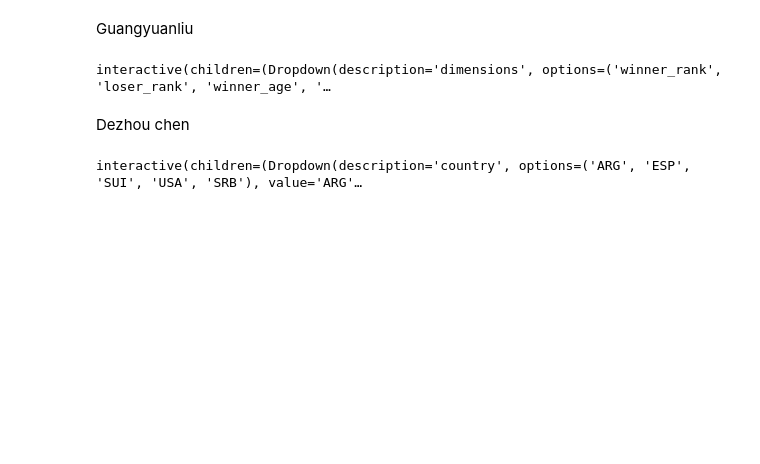
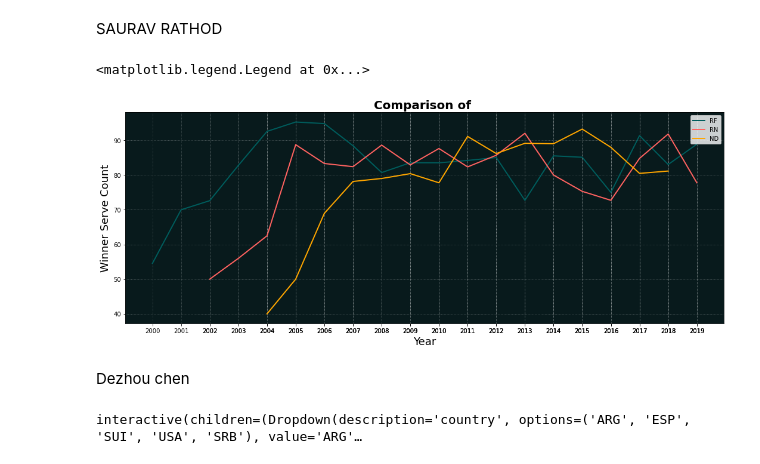
Before and after one commit to ericL1u/IS-445-FInal-GroupProject, a Jupyter notebook: app445.ipynb, the cells around one changed output. Cells and saved outputs as stored; diff of their text form; code cells hidden in the pictures; blank space fills up the shorter version.

```diff
--- a/app445.ipynb
+++ b/app445.ipynb
@@ -13,0 +155,9 @@ tennis_df = pd.read_csv("ATP.csv",
+# %%
+loser_xyz= fav_players_loser[["loser_name","l_1stIn","tourney_year"]]['loser_name'].groupby(fav_players_loser['tourney_year']).value_counts()
+# %%
+df_loser = pd.DataFrame()
+df_loser['Loser_Tourney_Year'] = loser_xyz.index.get_level_values(0)
+df_loser['Loser_Player_Name'] = loser_xyz.index.get_level_values(1)
+df_loser['Loss_Serve_Count'] = loser_xyz.values
+df_loser = df_loser[~df_loser['Loser_Tourney_Year'].isin([1998,1999])]
+df_loser.reset_index(inplace = True, drop = True)
@@ -14,3 +166,34 @@ tennis_df = pd.read_csv("ATP.csv",
+# %%
+new_df = pd.merge(df_winner, df_loser,  how='left', left_on=['Winner_Tourney_Year','Winner_Player_Name'], right_on = ['Loser_Tourney_Year','Loser_Player_Name'])
+# %%
+new_df['Win_Percentage']= (new_df['Win_Serve_Count']/(new_df['Loss_Serve_Count']+new_df['Win_Serve_Count']))*100
+new_df['Loss_Percentage']= 100.00- new_df['Win_Percentage']
+# %% [markdown]
+SAURAV RATHOD
+# %%
+fig, ax = plt.subplots(figsize = (18,6.5))
+ax.plot(new_df['Winner_Tourney_Year'][new_df['Winner_Player_Name'] == 'Roger Federer'], new_df['Win_Percentage'][new_df['Winner_Player_Name'] == 'Roger Federer'], label = 'RF', color= '#005d5d', linewidth= 2)
+ax.plot(new_df['Winner_Tourney_Year'][new_df['Winner_Player_Name'] == 'Rafael Nadal'], new_df['Win_Percentage'][new_df['Winner_Player_Name'] == 'Rafael Nadal'], label = 'RN', color= '#ff6361', linewidth= 2)
+ax.plot(new_df['Winner_Tourney_Year'][new_df['Winner_Player_Name'] == 'Novak Djokovic'], new_df['Win_Percentage'][new_df['Winner_Player_Name'] == 'Novak Djokovic'], label = 'ND', color= '#ffa600', linewidth= 2)
+
+ax.set_xticks(new_df['Winner_Tourney_Year'])
+
+plt.title('Comparison of ', fontsize=20, fontweight='bold')
+
+ax.set_facecolor('#081a1c')
+
+ax.grid(b = False, color ='white',
+        linestyle ='dotted', linewidth = 0.9,
+        alpha = 0.3, zorder = 1)
+
+
+ax.set_ylabel('Winner Serve Count', fontsize= 18)
+ax.set_xlabel('Year', fontsize= 18)
+
+ax.legend()
+# %% [output]
+<matplotlib.legend.Legend at 0x...>
+[figure, added]
 # %%
 # Convert numerical values to float
 numeric_columns = ['w_ace', 'l_ace', 'w_df', 'l_df', 'w_bpSaved', 'l_bpSaved', 'winner_rank', 'loser_rank', 'winner_age', 'loser_age', 'winner_ht', 'loser_ht', 'w_svpt', 'l_svpt', 'minutes']
@@ -25,13 +206,3 @@ tennis_df['tourney_year'] = tennis_df['tourney_year'].astype(int)
-# %% [markdown]
-Guangyuanliu
-# %%
-@ipywidgets.interact(dimensions = ['winner_rank','loser_rank','winner_age','loser_age','winner_ht','loser_ht','w_svpt','l_svpt'])
-
-
-def position(dimensions):
-    tennis_df[dimensions].plot(kind='hist',title = dimensions,figsize=(15,5), stacked=True)
-# %% [output]
-interactive(children=(Dropdown(description='dimensions', options=('winner_rank', 'loser_rank', 'winner_age', '…
 # %% [markdown]
 Dezhou chen
 # %%
```
Also changed, not shown: parts of 36 cells of this notebook.
